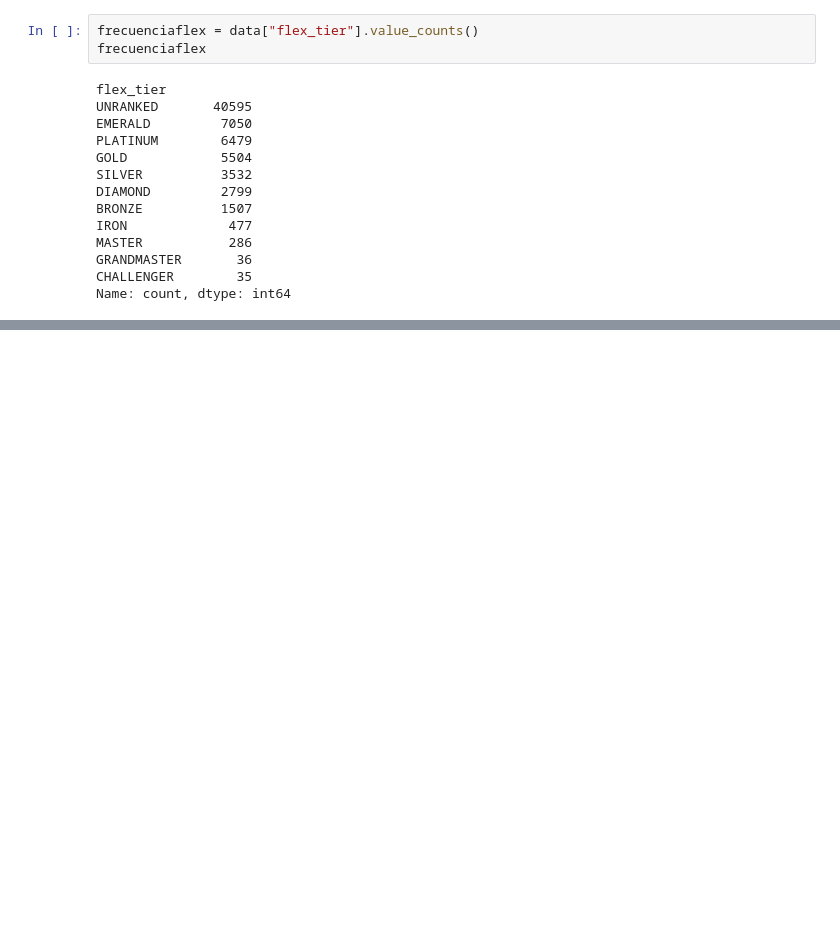
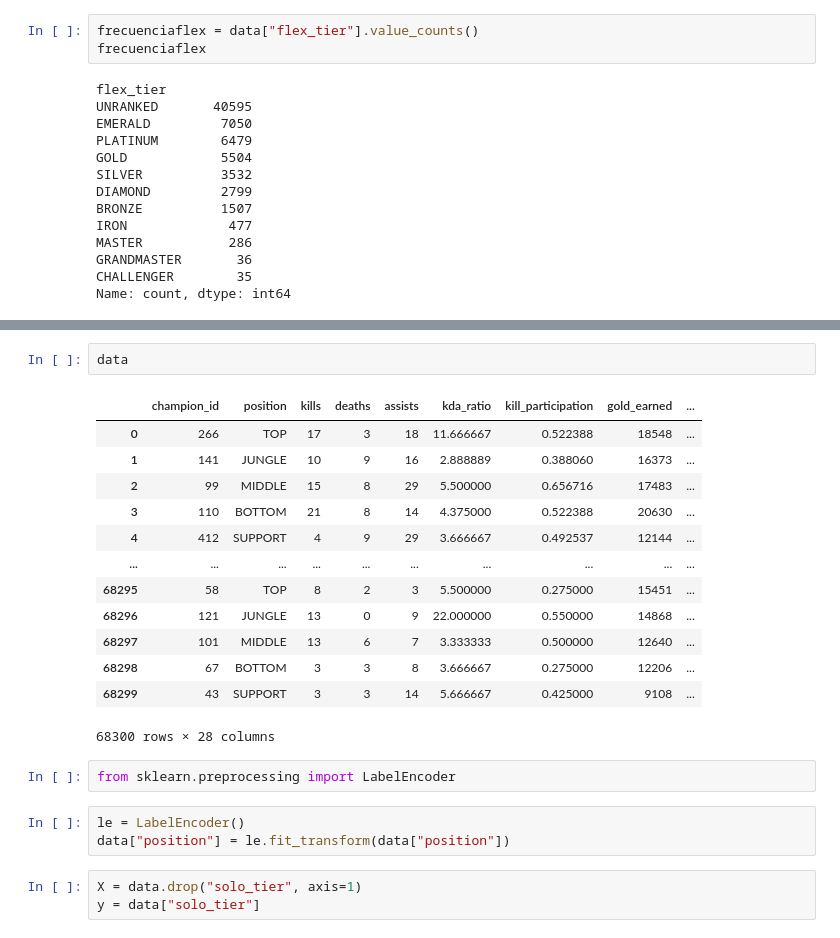
Before and after one commit to IgnacioBecerra99/Proyecto_finalv2, a Jupyter notebook: Proyecto_finalv2.ipynb, the cells around one changed output, grey strips where cells are left out. Drawn from its saved outputs; the diff is of its cells as text; blank space fills up the shorter version.

```diff
--- a/Proyecto_finalv2.ipynb
+++ b/Proyecto_finalv2.ipynb
@@ -126,0 +148,24 @@ data.drop(columns=)
+# %%
+data
+# %% [output]
+|  | champion_id | position | kills | deaths | assists | kda_ratio | kill_participation | gold_earned | ... |
+| 0 | 266 | TOP | 17 | 3 | 18 | 11.666667 | 0.522388 | 18548 | ... |
+| 1 | 141 | JUNGLE | 10 | 9 | 16 | 2.888889 | 0.388060 | 16373 | ... |
+| 2 | 99 | MIDDLE | 15 | 8 | 29 | 5.500000 | 0.656716 | 17483 | ... |
+| 3 | 110 | BOTTOM | 21 | 8 | 14 | 4.375000 | 0.522388 | 20630 | ... |
+| 4 | 412 | SUPPORT | 4 | 9 | 29 | 3.666667 | 0.492537 | 12144 | ... |
+| ... | ... | ... | ... | ... | ... | ... | ... | ... | ... |
+| 68295 | 58 | TOP | 8 | 2 | 3 | 5.500000 | 0.275000 | 15451 | ... |
+| 68296 | 121 | JUNGLE | 13 | 0 | 9 | 22.000000 | 0.550000 | 14868 | ... |
+| 68297 | 101 | MIDDLE | 13 | 6 | 7 | 3.333333 | 0.500000 | 12640 | ... |
+| 68298 | 67 | BOTTOM | 3 | 3 | 8 | 3.666667 | 0.275000 | 12206 | ... |
+| 68299 | 43 | SUPPORT | 3 | 3 | 14 | 5.666667 | 0.425000 | 9108 | ... |
+68300 rows × 28 columns
+# %%
+from sklearn.preprocessing import LabelEncoder
+# %%
+le = LabelEncoder()
+data["position"] = le.fit_transform(data["position"])
+# %%
+X = data.drop("solo_tier", axis=1)
+y = data["solo_tier"]
```
Also changed, not shown: parts of 9 cells of this notebook.
